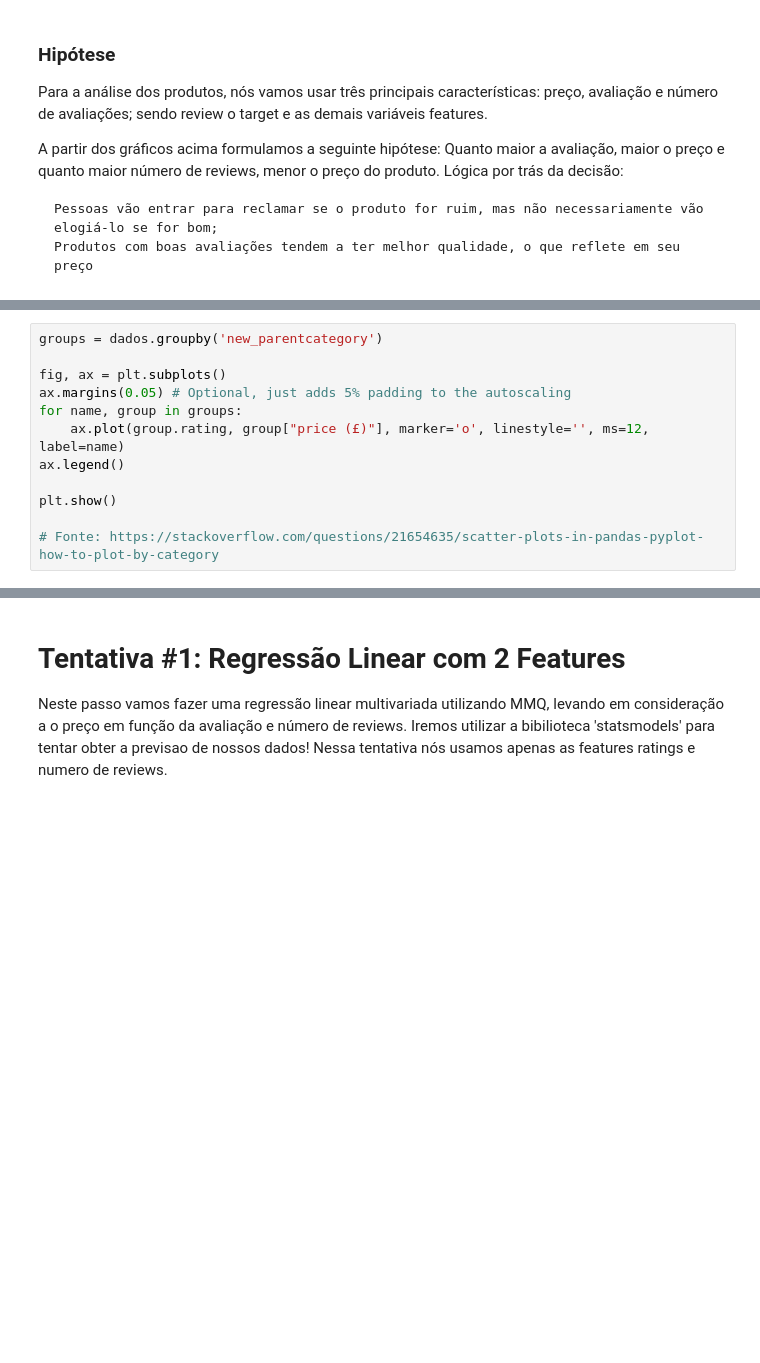
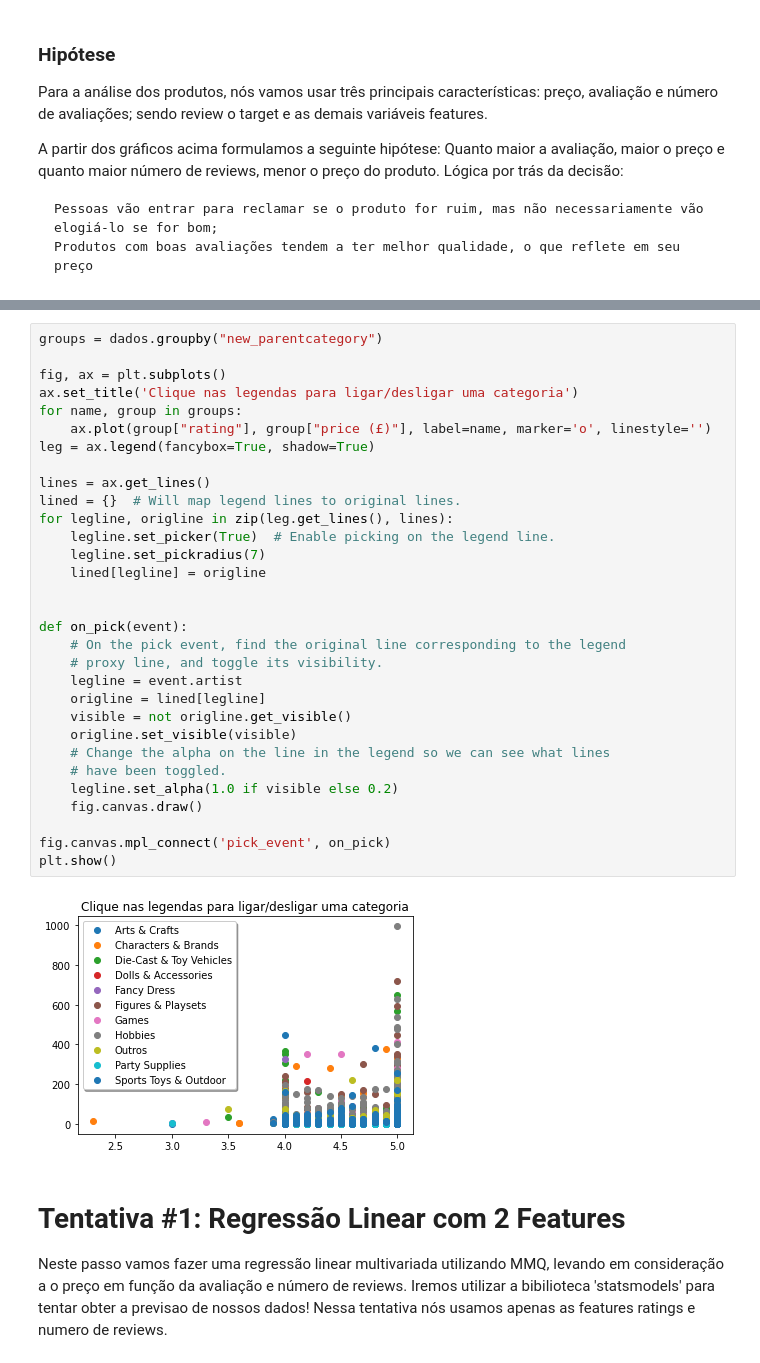
Before and after one commit to betomansur/projeto-2, a Jupyter notebook: Principal.ipynb, the cells around one changed output, grey strips where cells are left out. Cells and saved outputs as stored; diff of their text form; blank space fills up the shorter version.

Commit message:
Add interactive graph

```diff
--- a/Principal.ipynb
+++ b/Principal.ipynb
@@ -246,12 +240,0 @@ A partir dos gráficos acima formulamos a seguinte hipótese: Quanto maior a ava
-# %%
-groups = dados.groupby('new_parentcategory')
-
-fig, ax = plt.subplots()
-ax.margins(0.05) # Optional, just adds 5% padding to the autoscaling
-for name, group in groups:
-    ax.plot(group.rating, group["price (£)"], marker='o', linestyle='', ms=12, label=name)
-ax.legend()
-
-plt.show()
-
-# Fonte: https://stackoverflow.com/questions/21654635/scatter-plots-in-pandas-pyplot-how-to-plot-by-category
@@ -342,3 +244,36 @@ Lógica por trás da decisão:
+# %%
+groups = dados.groupby("new_parentcategory")
+
+fig, ax = plt.subplots()
+ax.set_title('Clique nas legendas para ligar/desligar uma categoria')
+for name, group in groups:
+    ax.plot(group["rating"], group["price (£)"], label=name, marker='o', linestyle='')
+leg = ax.legend(fancybox=True, shadow=True)
+
+lines = ax.get_lines()
+lined = {}  # Will map legend lines to original lines.
+for legline, origline in zip(leg.get_lines(), lines):
+    legline.set_picker(True)  # Enable picking on the legend line.
+    legline.set_pickradius(7)
+    lined[legline] = origline
+
+
+def on_pick(event):
+    # On the pick event, find the original line corresponding to the legend
+    # proxy line, and toggle its visibility.
+    legline = event.artist
+    origline = lined[legline]
+    visible = not origline.get_visible()
+    origline.set_visible(visible)
+    # Change the alpha on the line in the legend so we can see what lines
+    # have been toggled.
+    legline.set_alpha(1.0 if visible else 0.2)
+    fig.canvas.draw()
+
+fig.canvas.mpl_connect('pick_event', on_pick)
+plt.show()
+# %% [output]
+[figure, added]
 # %% [markdown]
 # Tentativa #1: Regressão Linear com 2 Features
 Neste passo vamos fazer uma regressão linear multivariada utilizando MMQ, levando em consideração a o preço em função da avaliação e número de reviews. Iremos utilizar a bibilioteca 'statsmodels' para tentar obter a previsao de nossos dados!
```
Also changed, not shown: parts of 25 cells of this notebook, 1 other file.
